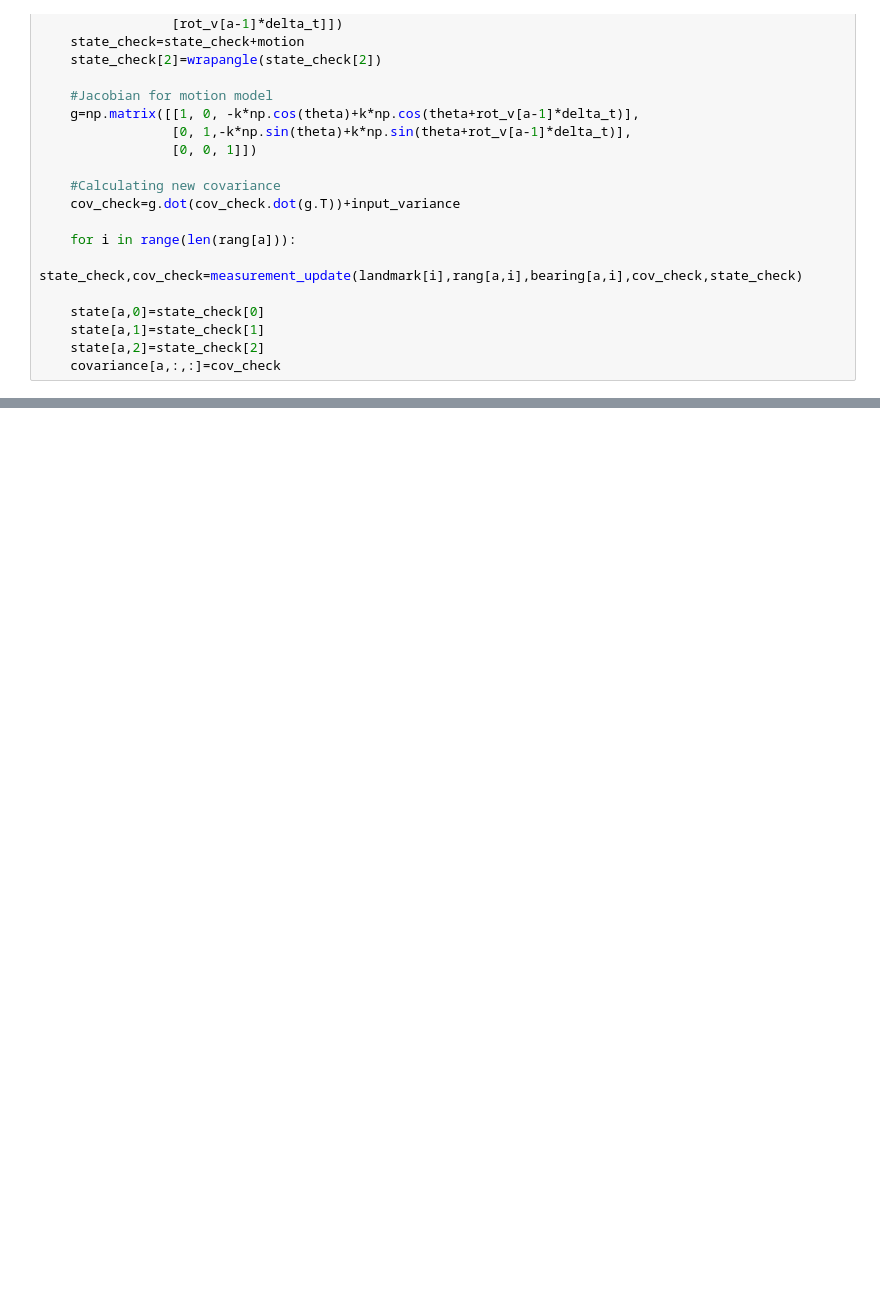
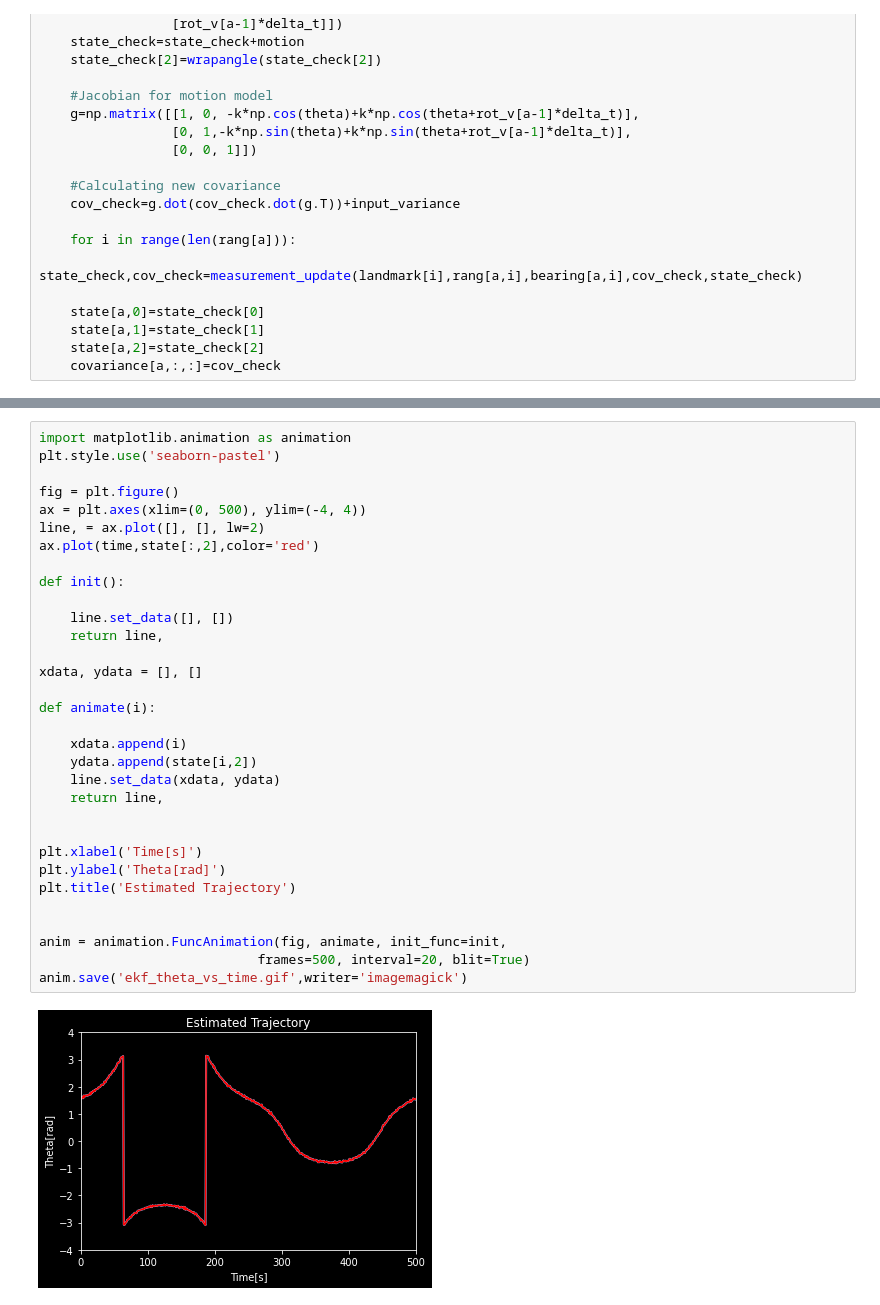
Before and after one commit to Kush0301/Extended-Kalman-Filter, a Jupyter notebook: EKF Final.ipynb, the cells around one changed output, grey strips where cells are left out. Drawn from its saved outputs; the diff is of its cells as text; blank space fills up the shorter version.

Commit message:
Added Visualization

```diff
--- a/EKF Final.ipynb
+++ b/EKF Final.ipynb
@@ -117,0 +118,34 @@ plt.show()
+# %%
+import matplotlib.animation as animation
+plt.style.use('seaborn-pastel')
+
+fig = plt.figure()
+ax = plt.axes(xlim=(0, 500), ylim=(-4, 4))
+line, = ax.plot([], [], lw=2)
+ax.plot(time,state[:,2],color='red')
+
+def init():
+
+    line.set_data([], [])
+    return line,
+
+xdata, ydata = [], []
+
+def animate(i):
+
+    xdata.append(i)
+    ydata.append(state[i,2])
+    line.set_data(xdata, ydata)
+    return line,
+
+
+plt.xlabel('Time[s]')
+plt.ylabel('Theta[rad]')
+plt.title('Estimated Trajectory')
+
+
+anim = animation.FuncAnimation(fig, animate, init_func=init,
+							frames=500, interval=20, blit=True)
+anim.save('ekf_theta_vs_time.gif',writer='imagemagick')
+# %% [output]
+[figure, added]
```
Also changed, not shown: parts of 2 cells of this notebook, 1 other file.
